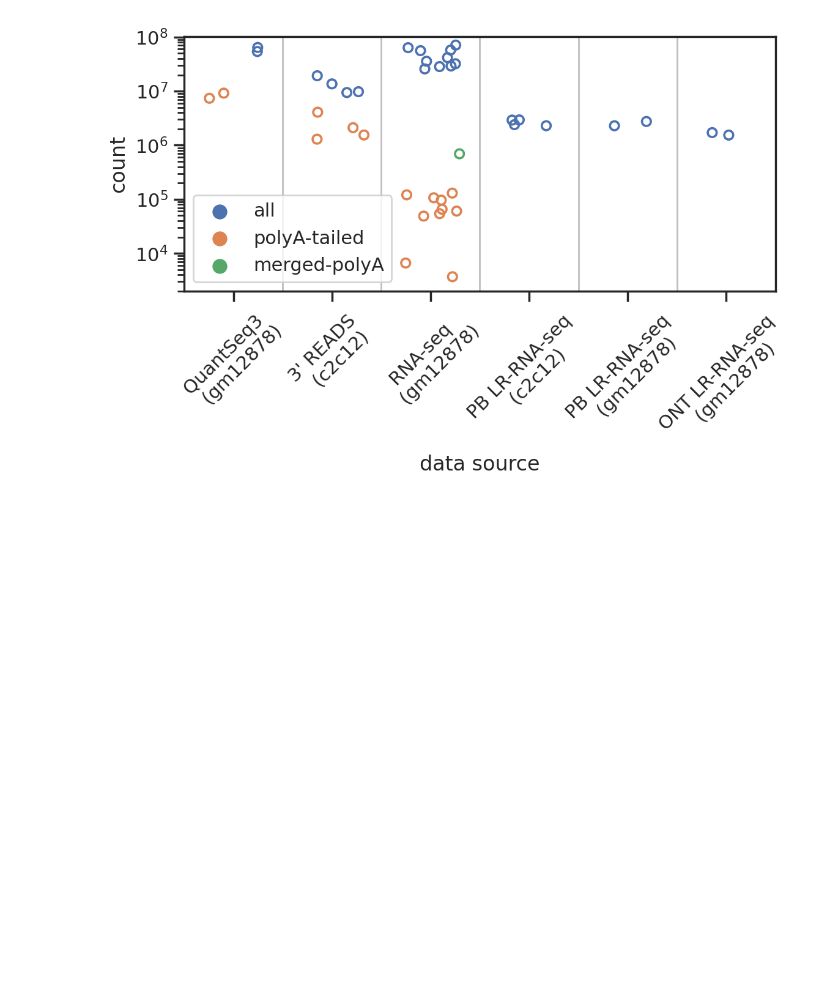
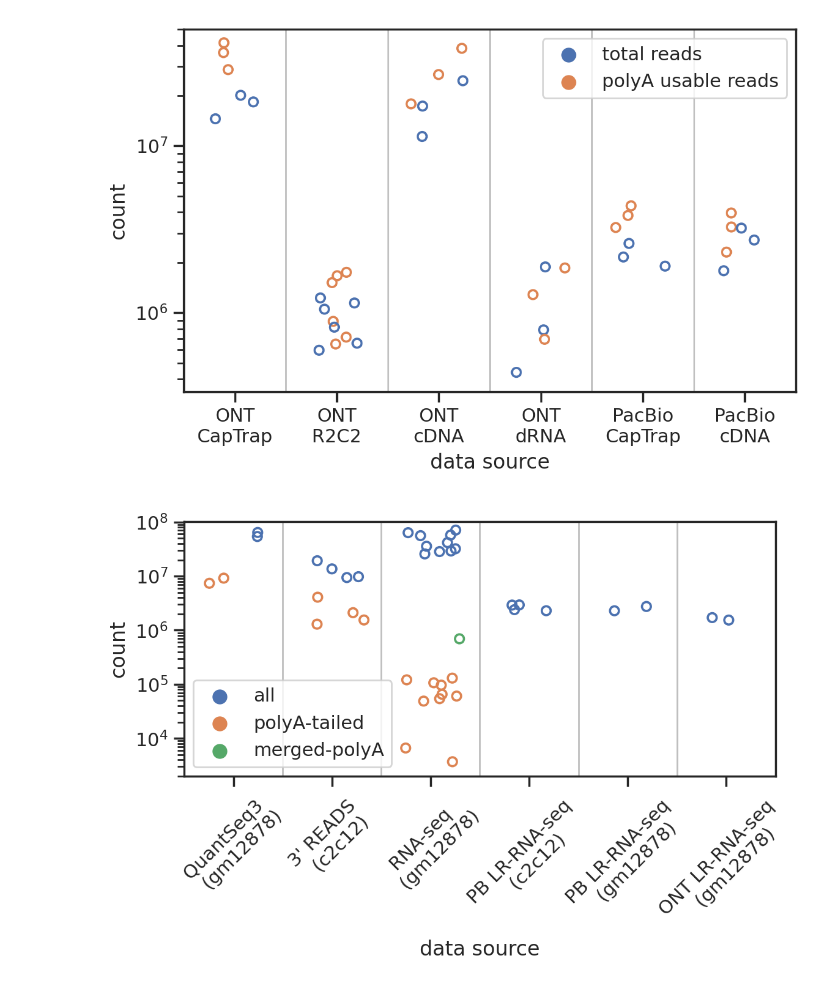
Before and after one commit to mortazavilab/lapa, a Jupyter notebook: workflow/plot/read_nums_datasets.ipynb, the cells around one changed output. Cells and saved outputs as stored; diff of their text form; code cells hidden in the pictures; blank space fills up the shorter version.

```diff
--- a/workflow/plot/read_nums_datasets.ipynb
+++ b/workflow/plot/read_nums_datasets.ipynb
@@ -1,6 +1,5 @@
 # %%
 import os
-from collections import Counter
 
 try:
     snakemake
@@ -13,5 +12,6 @@ except NameError:
         snakefile = os.getcwd() + "/workflow/Snakefile",
         rule_name = 'read_nums_datasets',
         root = '..',
+        default_wildcards={'sample': 'WTC11'}
     )
 # %%
@@ -21,3 +22,26 @@ import matplotlib.pyplot as plt
 import seaborn as sns
 
 sns.set_theme(style="ticks")
+# %%
+df_lrgasp = snakemake.params['df_lrgasp'].set_index('file_acc')
+# %%
+rows = list()
+
+for i in snakemake.input['fastq_counts']:
+    file_acc = Path(i).stem.split('_')[0]
+    row = df_lrgasp.loc[file_acc]
+    rows.append({
+        'data source': f"{row['platform']}\n{row['library_prep']}",
+        'count': int(open(i).read()),
+        'read': 'total reads'
+    })
+
+for i in snakemake.input['bam']:
+    file_acc = Path(i).stem.split('_')[0]
+    row = df_lrgasp.loc[file_acc]
+    print( f"{row['platform']}\n{row['library_prep']}", i, int(open(i).read()))
+    rows.append({
+        'data source': f"{row['platform']}\n{row['library_prep']}",
+        'count': int(open(i).read()),
+        'read': 'polyA usable reads'
+    })
@@ -24,3 +66,20 @@ sns.set_theme(style="ticks")
+# %%
+df = pd.DataFrame(rows).sort_values('data source')
+# %%
+plt.figure(figsize=(6, 4), dpi=200)
+ax = sns.stripplot(x='data source', y="count", hue="read",
+                   data=df, s=10, marker="$\circ$", jitter=0.3)
+plt.yscale('log')
+#plt.xticks(rotation=45)
+plt.legend(title='')
+
+for i in range(len(set(df['data source'])) - 1):
+    ax.axvline(i + 0.5, color='grey', lw=1, alpha=0.5)
+
+plt.tight_layout()
+#plt.savefig(snakemake.output['read_nums'], bbox_inches = "tight")
+# %% [output]
+[figure, added]
 # %%
 df_short = pd.read_csv(snakemake.input['short_counts'])
 df_short['data source'] = 'RNA-seq \n (gm12878)'
```
Also changed, not shown: parts of 2 cells of this notebook, 4 other files.
